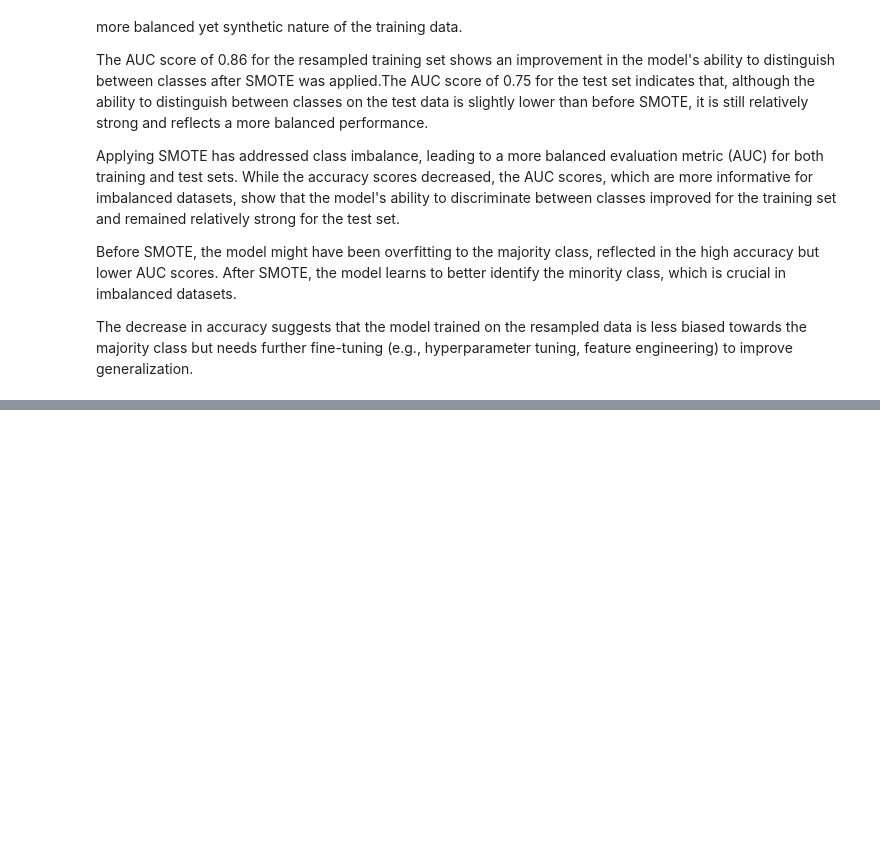
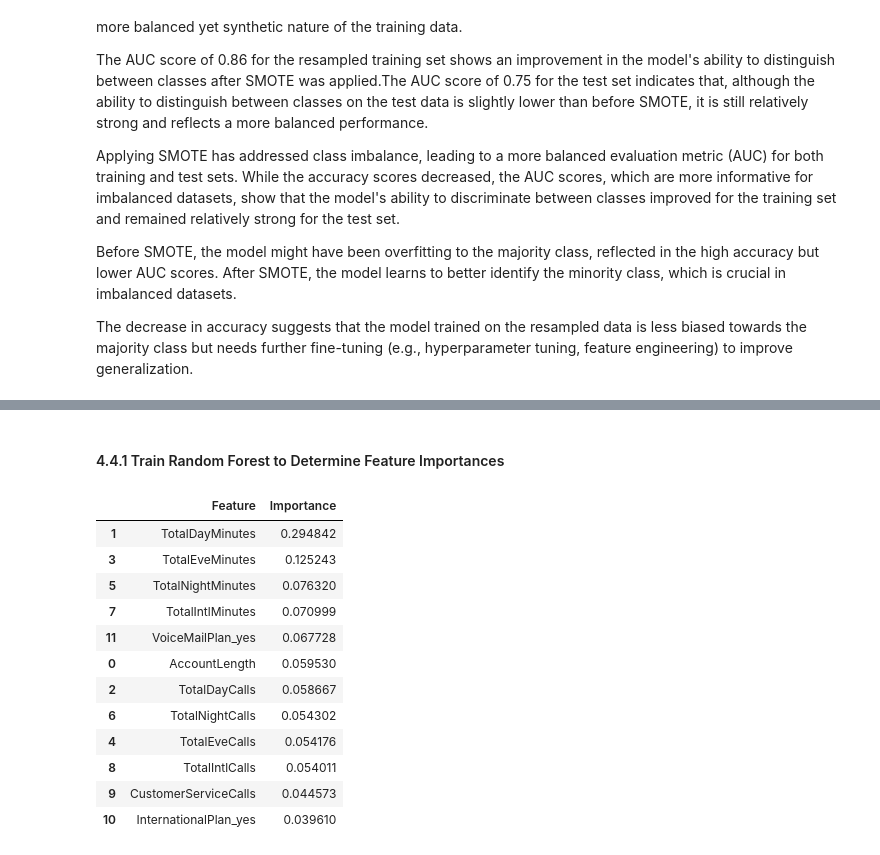
Before and after one commit to WambuiMunene/Phase-3-Project, a Jupyter notebook: index.ipynb, the cells around one changed output, grey strips where cells are left out. Saved outputs shown, nothing was run; the diff lists cells and outputs as text; code cells hidden in the pictures; blank space fills up the shorter version.

```diff
--- a/index.ipynb
+++ b/index.ipynb
@@ -756,0 +769,31 @@ The decrease in accuracy suggests that the model trained on the resampled data i
+# %% [markdown]
+#### 4.4.1 Train Random Forest to Determine Feature Importances
+# %%
+# Import the Random Forest Clasifier
+from sklearn.ensemble import RandomForestClassifier
+
+# Train a Random Forest Model to calculate feature importances
+rf_model = RandomForestClassifier(random_state=42)
+rf_model.fit(X_train_resampled, y_train_resampled)
+
+# Get feature importances
+feature_importances = rf_model.feature_importances_
+importance_df = pd.DataFrame({'Feature':X_train.columns,'Importance':feature_importances})
+
+# Sort features by importance
+importance_df = importance_df.sort_values(by='Importance', ascending=False)
+importance_df
+# %% [output]
+|  | Feature | Importance |
+| 1 | TotalDayMinutes | 0.294842 |
+| 3 | TotalEveMinutes | 0.125243 |
+| 5 | TotalNightMinutes | 0.076320 |
+| 7 | TotalIntlMinutes | 0.070999 |
+| 11 | VoiceMailPlan_yes | 0.067728 |
+| 0 | AccountLength | 0.059530 |
+| 2 | TotalDayCalls | 0.058667 |
+| 6 | TotalNightCalls | 0.054302 |
+| 4 | TotalEveCalls | 0.054176 |
+| 8 | TotalIntlCalls | 0.054011 |
+| 9 | CustomerServiceCalls | 0.044573 |
+| 10 | InternationalPlan_yes | 0.039610 |
```
Also changed, not shown: parts of 10 cells of this notebook.
